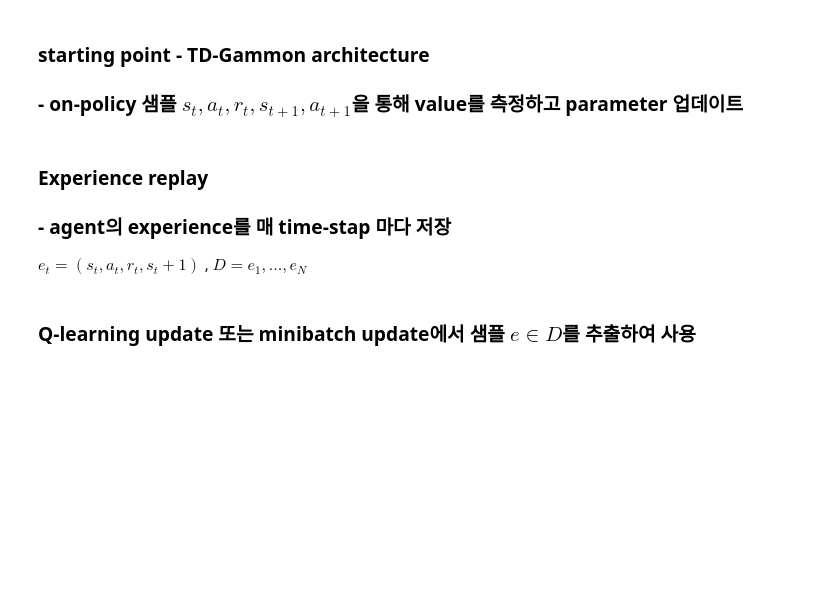
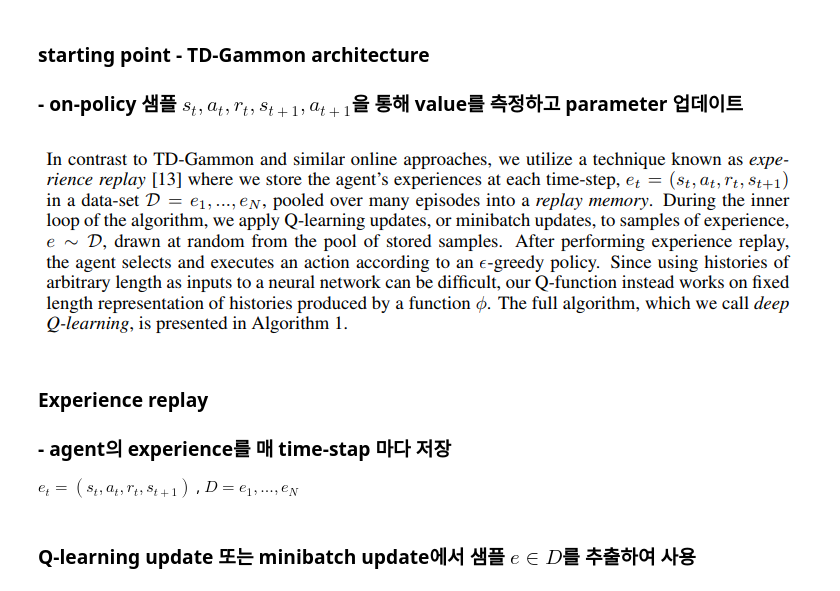
Before and after one commit to Jungjaeyoon/jaeyoon, a Jupyter notebook: reinforcement/Playing_Atari_with_Deep_Reinforcement_Learning.ipynb, the cells around one changed output. Drawn from its saved outputs; the diff is of its cells as text; code cells hidden in the pictures; blank space fills up the shorter version.

```diff
--- a/reinforcement/Playing_Atari_with_Deep_Reinforcement_Learning.ipynb
+++ b/reinforcement/Playing_Atari_with_Deep_Reinforcement_Learning.ipynb
@@ -87,10 +95,14 @@ Image(filename = 'pic/background_4.PNG')
 # %% [markdown]
 ### starting point - TD-Gammon architecture
 ### - on-policy 샘플 $s_t, a_t, r_t, s_{t+1}, a_{t+1}$을 통해 value를 측정하고 parameter 업데이트
+# %%
+Image(filename = 'pic/deep_3.PNG')
+# %% [output]
+[figure, added]
 # %% [markdown]
 ### Experience replay
 ### - agent의 experience를 매 time-stap 마다 저장
-$ e_t= (s_t,a_t,r_t,s_t+1)$ , $D = e_1,...,e_N$
+$ e_t= (s_t,a_t,r_t,s_{t+1})$ , $D = e_1,...,e_N$
 # %% [markdown]
 ### Q-learning update 또는 minibatch update에서 샘플 $ e {\in} D$를 추출하여 사용
 # %% [markdown]
```
Also changed, not shown: parts of 7 cells of this notebook.
